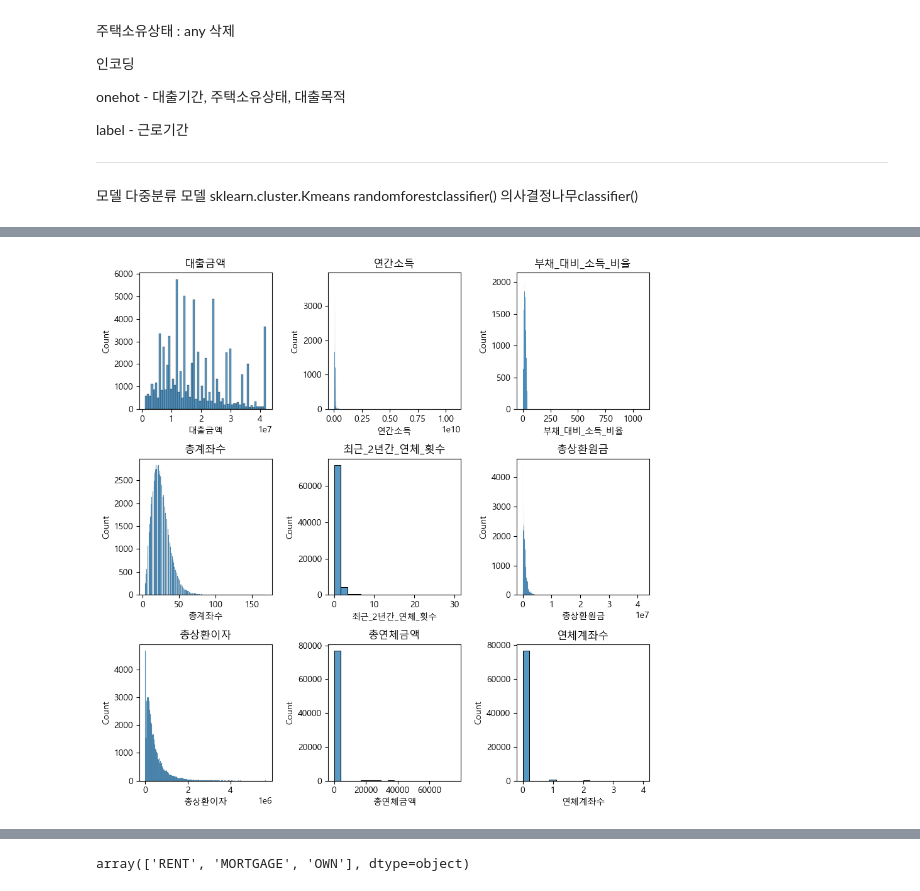
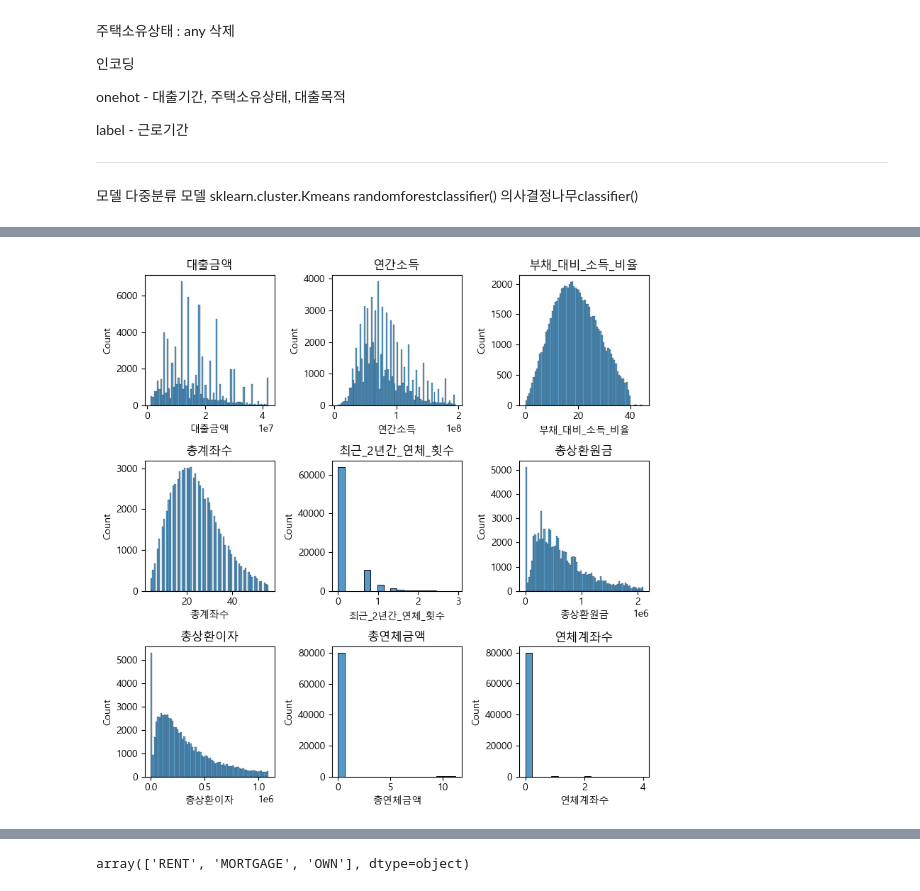
Before and after one commit to persuade39/project, a Jupyter notebook: EDA_preprocessing.ipynb, the cells around one changed output, grey strips where cells are left out. Drawn from its saved outputs; the diff is of its cells as text; code cells hidden in the pictures.

```diff
--- a/EDA_preprocessing.ipynb
+++ b/EDA_preprocessing.ipynb
@@ -151,22 +97,22 @@ Name: 총계좌수, dtype: int64
 # %%
 def get_3_hist(data:pd.DataFrame, columns:list):
 
-    plt.figure(figsize=(9, 9))
+    plt.figure(figsize=(8, 8))
 
     for i, col in enumerate(columns):
         # 서브플롯 위치 설정
         plt.subplot(3, 3, i + 1)
         # 히스토그램 그리기
         sns.histplot(data[col])
         plt.title(col)
 
     # 전체 그림 표시
     plt.tight_layout()
     plt.show()
 
-get_3_hist(X_train, numeric_col)
+get_3_hist(df, numeric_col)
 # %% [output]
-[figure, old version]
+[figure, new version]
 # %%
 def get_3_box(data:pd.DataFrame, columns:list):
 
```
Also changed, not shown: parts of 9 cells of this notebook.
